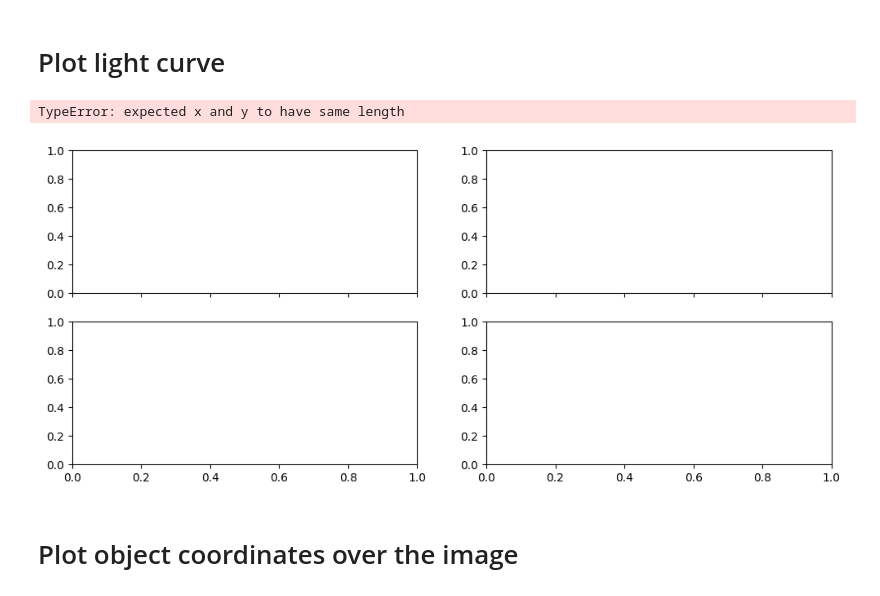
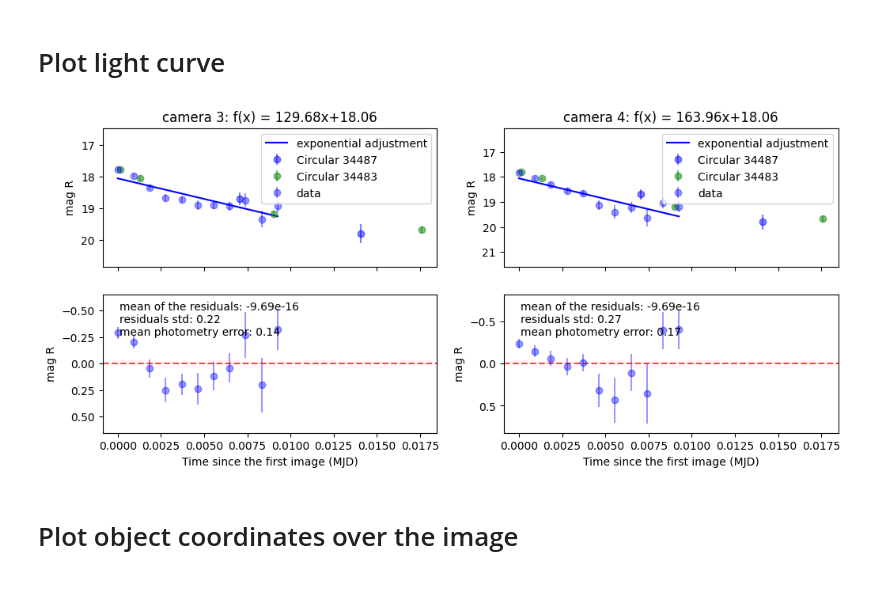
Before and after one commit to DBernardes/Tools-for-the-MOPTOP-pipeline-products, a Jupyter notebook: photometry_extraction.ipynb, the cells around one changed output. Saved outputs shown, nothing was run; the diff lists cells and outputs as text; code cells hidden in the pictures.

```diff
--- a/photometry_extraction.ipynb
+++ b/photometry_extraction.ipynb
@@ -9,10 +9,10 @@ import numpy as np
 from photometry import Photometry
 from copy import copy
 
-star_name = "GRB 230728A"
+star_name = "GRB 230818A"
 experiment = "all data"
-_set = "second"
-camera = 4
+_set = "first"
+camera = 3
 max_box_size = 20
 src_path = os.path.join(
     "..",
@@ -135,6 +135,7 @@ import os
 import numpy as np
 import scipy
 from math import sqrt, log10
+from astropy.time import Time
 
 
 def monoExp(x, a, b, c):
@@ -149,20 +150,19 @@ def read_csv_files(comparison_magnitude):
         comp_1.append(pd.read_csv(csv_file))
         csv_file = os.path.join(csv_path, f"original_cam{camera}.csv")
         cand.append(pd.read_csv(csv_file))
-    n = 6
+    n = 11
     df = pd.concat(cand, axis=0, ignore_index=True)
-    cand = df["star_photons"][n:]
-    cand_err = df["star_error"][n:]
+    cand = df["star_photons"][:n]
+    cand_err = df["star_error"][:n]
     df = pd.concat(comp_1, axis=0, ignore_index=True)
-    comp = df["star_photons"][n:]
-    comp_err = df["star_error"][n:]
+    comp = df["star_photons"][:n]
+    comp_err = df["star_error"][:n]
 
     star_mag, star_mag_err = calc_obj_magnitude(
         cand, cand_err, comp, comp_err, comparison_magnitude
     )
 
-    mjd = df["mjd"]
-    mjd -= mjd[0]
+    mjd = df["mjd"][:n]
 
     return mjd, star_mag, star_mag_err
 
@@ -200,10 +200,11 @@ def plot_light_curve(ax, mjd, cand, cand_err, exp_adjust, adjus_param, n_std=1):
     )
 
     ax.plot(mjd, exp_adjust, "b-", label="exponential adjustment")
-    ax.set_title(f"camera {camera}: f(x) = {a:.2f}*x+{b:.2f}")
+    ax.set_title(f"camera {camera}: f(x) = {a:.2f}x+{b:.2f}")
     ax.legend()
     ax.set_ylim(mean - n_std * std, mean + n_std * std)
     ax.set_ylabel("mag R")
+    ax.invert_yaxis()
 
 
 def plot_residuals(ax, cand, cand_err, exp_adjust, n_std=3):
@@ -223,38 +224,65 @@ def plot_residuals(ax, cand, cand_err, exp_adjust, n_std=3):
     )
     ax.set_ylabel("Residuals")
     ax.axhline(mean, color="r", linestyle="--", alpha=0.75)
     ax.set_ylim(mean - n_std * std, mean + n_std * std)
     ax.set_xlabel("Time since the first image (MJD)")
     ax.set_ylabel("mag R")
+    ax.invert_yaxis()
     ax.annotate(
         f"mean of the residuals: {mean:.2e}\nresiduals std: {std:.2f}\nmean photometry error: {np.mean(cand_err):.2f}",
         (0.05, 0.95),
         fontsize=10,
         ha="left",
         va="top",
         xycoords="axes fraction",
     )
 
 
+def plot_circular_data(mjd_start: float, ax):
+    circulars = ["34487", "34483"]
+    for idx, circular in enumerate(circulars):
+        csv_path = os.path.join(src_path, "..", "Circulars", circular + ".csv")
+        df = pd.read_csv(csv_path)
+        utc = df["UT start"].values
+        n = 4
+
+        mjd = [Time(value, format="isot").to_value("mjd") for value in utc] - mjd_start
+        mag = df["Rmag"]
+        err = df["err"]
+
+        ax.errorbar(
+            mjd[:n],
+            mag[:n],
+            err[:n],
+            marker="o",
+            color=["r", "g"][idx],
+            label="Circular " + circular,
+            alpha=0.5,
+            ls="none",
+        )
+
+
 comparison_magnitude = 14.406
+
 fig, axs = plt.subplots(2, 2, figsize=(12, 5), sharex="col")
-for camera in [3]:
+for camera in [3, 4]:
     mjd, star_mag, star_mag_err = read_csv_files(comparison_magnitude)
-    mjd = mjd[6:]
+    mjd_start = mjd[0]
+    mjd -= mjd_start
     exp_adjust, *adjus_param = calc_linear_adjust(mjd, star_mag)
 
     ax = axs[0, camera - 3]
-    plot_light_curve(ax, mjd, star_mag, star_mag_err, exp_adjust, adjus_param, 4)
+    plot_circular_data(mjd_start, ax)
+    plot_light_curve(ax, mjd, star_mag, star_mag_err, exp_adjust, adjus_param, 5)
 
     ax = axs[1, camera - 3]
     plot_residuals(ax, star_mag, star_mag_err, exp_adjust, 3)
 
 
 plt.savefig(os.path.join(src_path, "..", "light_curve.png"))
 plt.show()
 # %% [output]
-TypeError: expected x and y to have same length
-[figure, old version]
+[figure, new version]
 # %% [markdown]
 # Plot object coordinates over the image
 # %%
```
Also changed, not shown: parts of 1 cell of this notebook.
